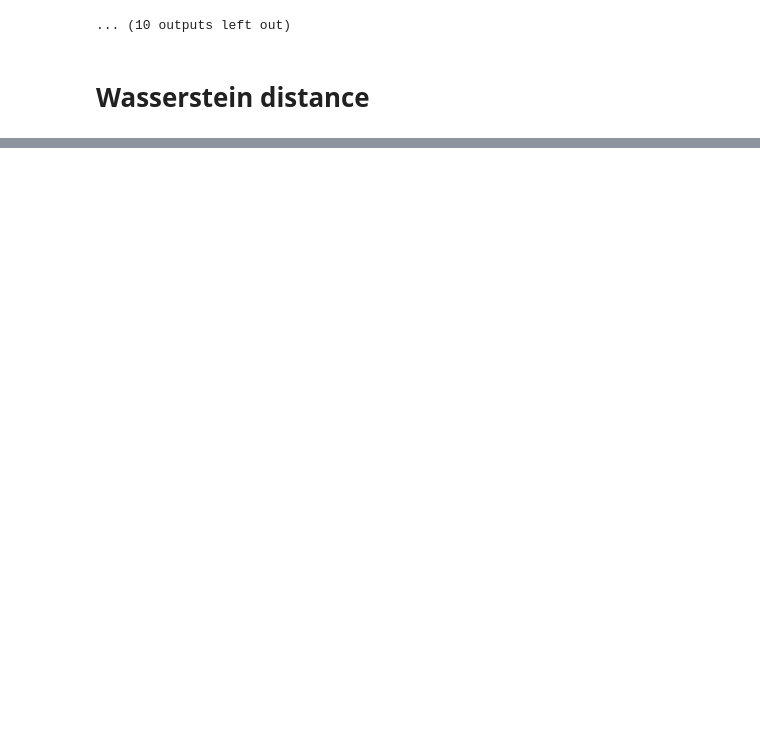
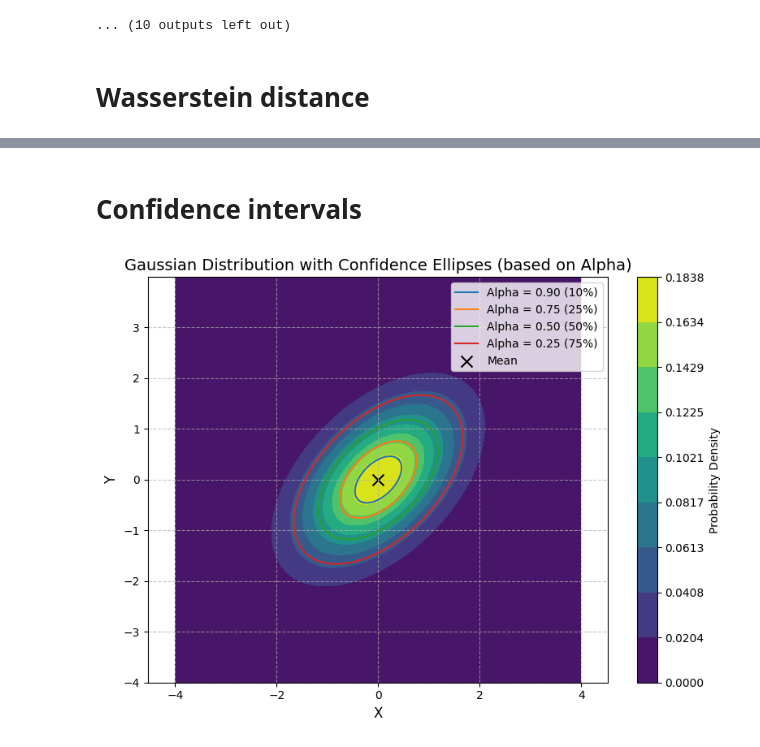
Before and after one commit to mirkomanset/dynamic-clustering, a Jupyter notebook: notebooks/gaussian/gaussian_overlapping.ipynb, the cells around one changed output, grey strips where cells are left out. Cells and saved outputs as stored; diff of their text form; code cells hidden in the pictures; blank space fills up the shorter version.

```diff
--- a/notebooks/gaussian/gaussian_overlapping.ipynb
+++ b/notebooks/gaussian/gaussian_overlapping.ipynb
@@ -257 +257,56 @@ Closest distance to 0.5: 0.0013 (achieved distance: 0.5013)
 ... (10 outputs left out)
+# %% [markdown]
+# Confidence intervals
+# %%
+from scipy.stats import chi2
+
+def confidence_ellipse(mean, cov, alpha):
+    """Generates points for a confidence ellipse based on alpha."""
+    df = 2
+    chi2_val = chi2.ppf(1 - alpha, df)
+
+    eigenvals, eigenvecs = np.linalg.eig(cov)
+    axes = np.sqrt(eigenvals) * np.sqrt(chi2_val)
+
+    theta = np.linspace(0, 2 * np.pi, 100)
+    ellipse_points = np.array([np.cos(theta) * axes[0], np.sin(theta) * axes[1]])
+    rotated_ellipse = np.dot(eigenvecs, ellipse_points) + mean.reshape(2, 1)
+    x, y = rotated_ellipse[0], rotated_ellipse[1]
+    return x, y
+
+# Example usage:
+mean = np.array([0, 0])
+cov = np.array([[1, 0.5], [0.5, 1]])
+
+# Define alpha values (significance levels)
+alphas = [0.90, 0.75, 0.50, 0.25]
+
+plt.figure(figsize=(8, 6))
+
+# Gaussian PDF calculation and contour plotting (only once)
+x_grid, y_grid = np.mgrid[-4:4:.01, -4:4:.01]
+pos = np.dstack((x_grid, y_grid))
+rv = multivariate_normal(mean, cov)
+pdf_values = rv.pdf(pos)
+
+num_levels = 10
+levels = np.linspace(pdf_values.min(), pdf_values.max(), num_levels)
+
+plt.contourf(x_grid, y_grid, pdf_values, cmap='viridis', levels=levels)
+plt.colorbar(label='Probability Density')
+
+for alpha in alphas:
+    x, y = confidence_ellipse(mean, cov, alpha)
+    plt.plot(x, y, label=f'Alpha = {alpha:.2f} ({(1-alpha)*100:.0f}%)')  # Label with alpha and confidence
+
+plt.scatter(mean[0], mean[1], c='black', marker='x', s=100, label='Mean')
+plt.xlabel('X', fontsize=12)
+plt.ylabel('Y', fontsize=12)
+plt.title('Gaussian Distribution with Confidence Ellipses (based on Alpha)', fontsize=14)
+plt.legend(fontsize=10)
+plt.axis('equal')
+plt.grid(True, linestyle='--', alpha=0.7)
+plt.tight_layout()
+plt.show()
+# %% [output]
+[figure, added]
```
Also changed, not shown: parts of 7 cells of this notebook, 3 other files.
